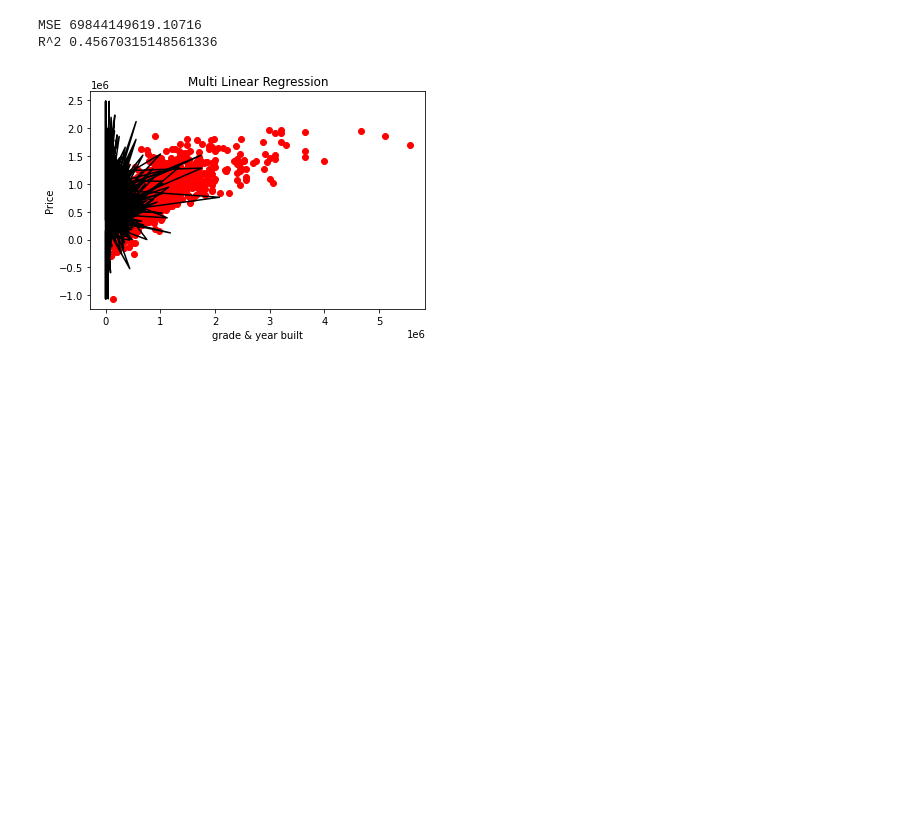
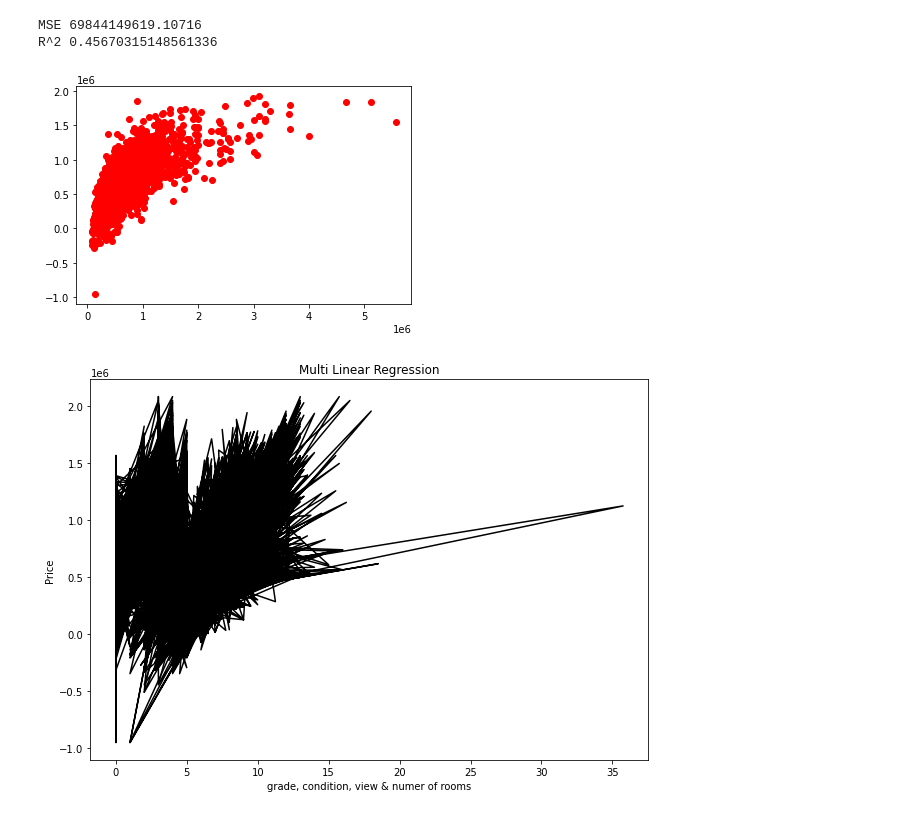
Before and after one commit to hananedjellouadji/GMC_AI, a Jupyter notebook: cp_ml_supervised.ipynb, the cells around one changed output. Cells and saved outputs as stored; diff of their text form; code cells hidden in the pictures; blank space fills up the shorter version.

```diff
--- a/cp_ml_supervised.ipynb
+++ b/cp_ml_supervised.ipynb
@@ -139,17 +140,19 @@ MSE 69844149619.10716
 R^2 0.45670315148561336
 # %%
 #multi linear regression
-x=df.drop(['id','price'],axis=1).values
+x=df.drop(['id','price','sum_sqft','yr_built'],axis=1).values
 y=df['price'].values
 x_train,x_test,y_train,y_test=train_test_split(x,y,test_size=0.3,random_state=40)
 model=LinearRegression()
 model.fit(x_train,y_train)
 predicted=model.predict(x_test)
 plt.scatter(y_test,predicted,color='r')
+plt.figure(figsize=(10,7))
 plt.ylabel('Price')
-plt.xlabel('grade & year built')
+plt.xlabel('grade, condition, view & numer of rooms')
 plt.title('Multi Linear Regression')
 plt.plot(x,model.predict(x),color='k')
 plt.show()
 # %% [output]
-[figure, old version]
+[figure, new version]
+[figure, added]
```
Also changed, not shown: parts of 2 cells of this notebook.
